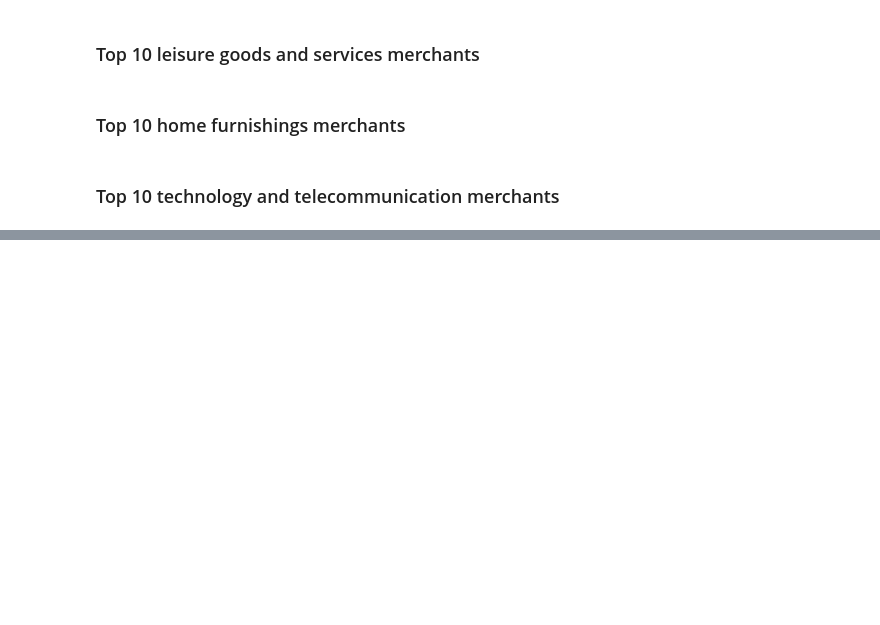
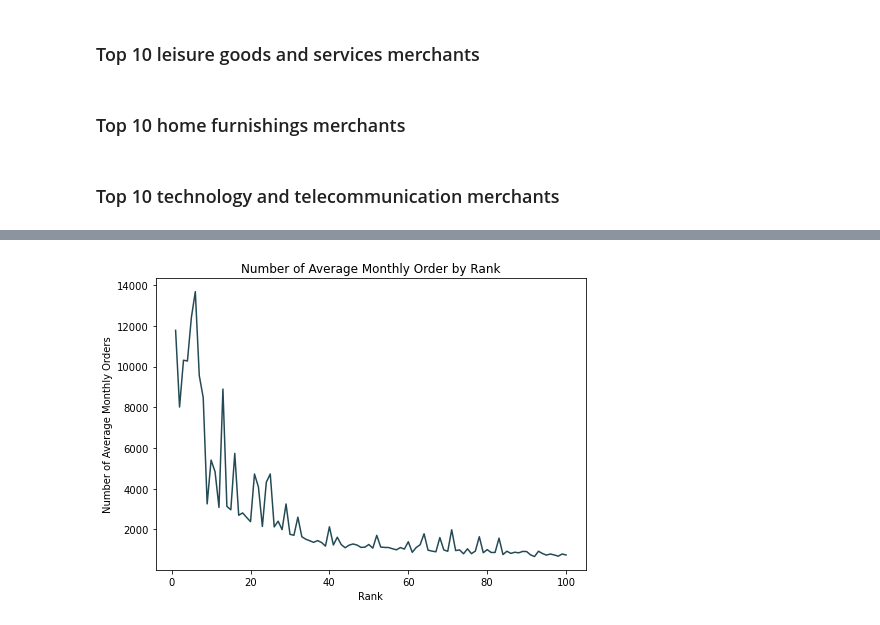
Before and after one commit to MAST30034-Applied-Data-Science/generic-buy-now-pay-later-project-group-19, a Jupyter notebook: notebooks/Project Summary Notebook.ipynb, the cells around one changed output, grey strips where cells are left out. Cells and saved outputs as stored; diff of their text form; code cells hidden in the pictures; blank space fills up the shorter version.

```diff
--- a/notebooks/Project Summary Notebook.ipynb
+++ b/notebooks/Project Summary Notebook.ipynb
@@ -656,0 +748,17 @@ The revenue decreases as the ranking declines, which is theoretically correct.
+# %%
+# Plot number of average monthly orders trend by rank
+fig, ax = plt.subplots(1, figsize=(7, 5))
+ax = sns.lineplot(top_100['rank'],top_100['avg_num_order_id_monthly'], color='#234a55', sort=True)
+fig = ax.figure
+
+ax.xaxis.set_tick_params(labelsize=10)
+ax.yaxis.set_tick_params(labelsize=10)
+ax.set_ylabel('Number of Average Monthly Orders', fontsize=10)
+ax.set_xlabel('Rank', fontsize=10)
+plt.xticks(rotation=0)
+plt.title("Number of Average Monthly Order by Rank")
+
+fig.tight_layout()
+fig.savefig('../plots/top_100_avg_monthly_order.png', dpi=300)
+# %% [output]
+[figure, added]
```
Also changed, not shown: parts of 30 cells of this notebook, 9 other files.
